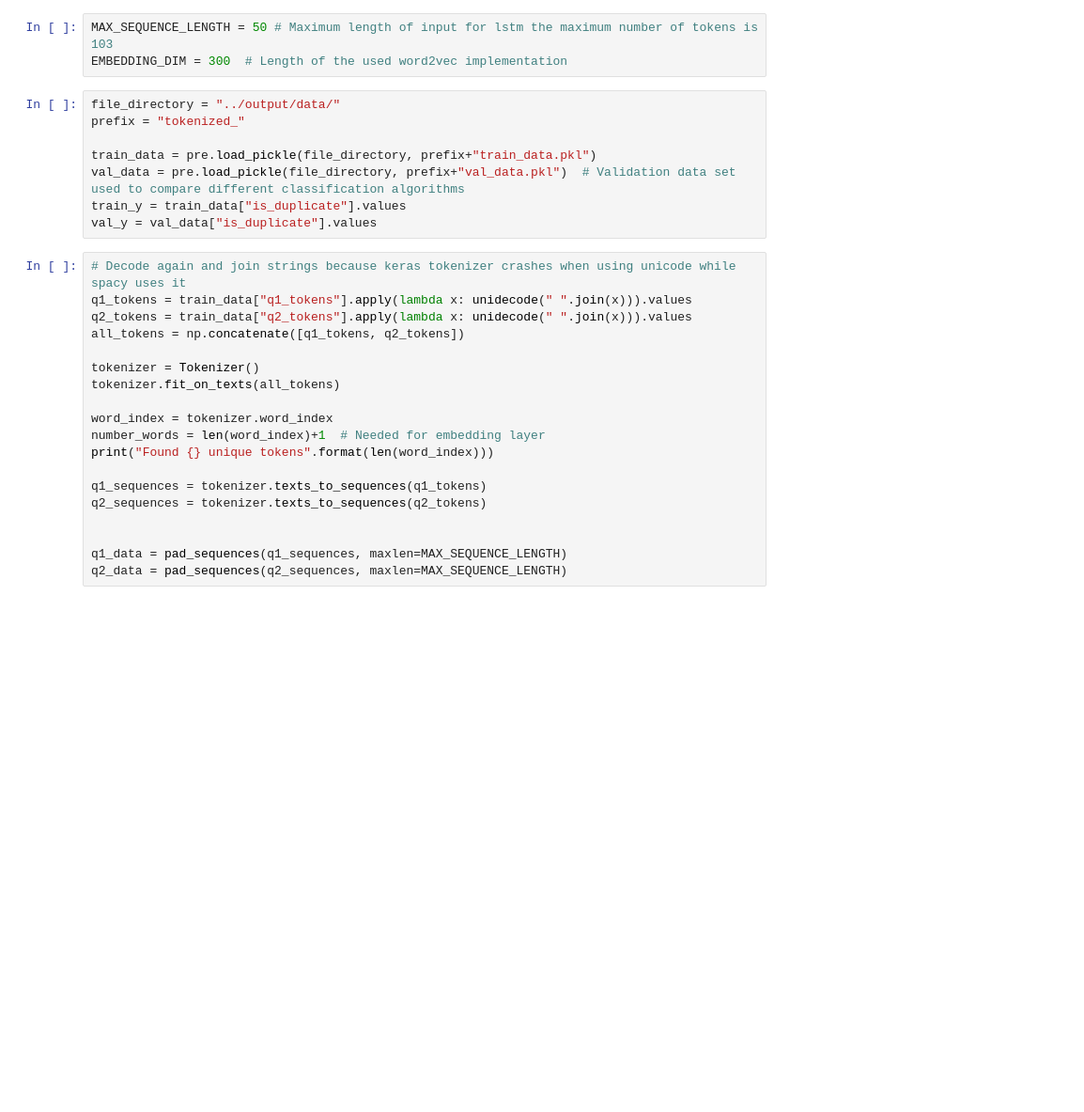
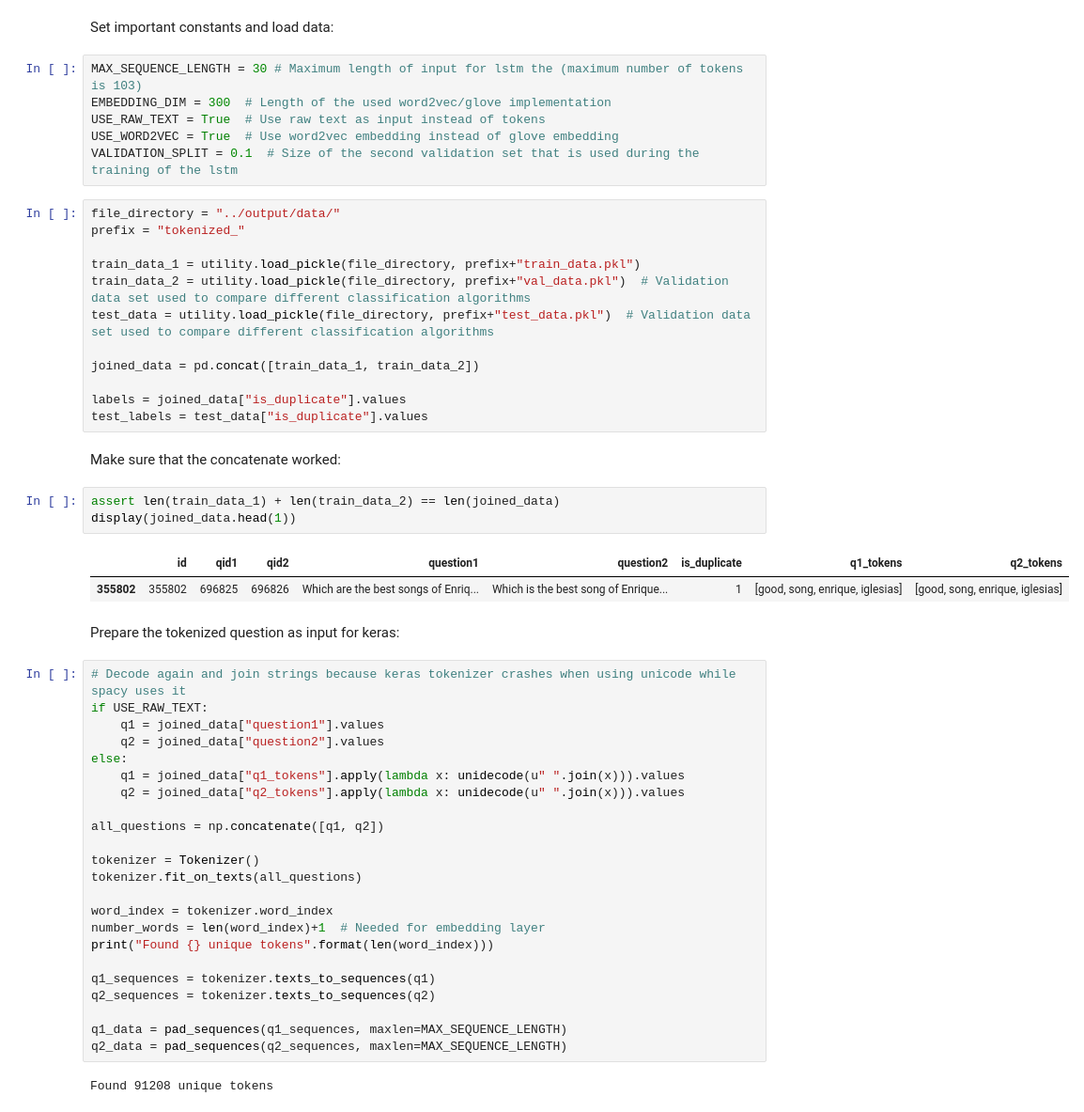
Before and after one commit to schorlem/capstone_project, a Jupyter notebook: notebooks/train_lstm-02-als.ipynb, the cells around one changed output. Shown at 94% size. Drawn from its saved outputs; the diff is of its cells as text; blank space fills up the shorter version.

```diff
--- a/notebooks/train_lstm-02-als.ipynb
+++ b/notebooks/train_lstm-02-als.ipynb
@@ -7,30 +26,55 @@ from capstone_project import preprocessor as pre
+# %% [markdown]
+Set important constants and load data:
 # %%
-MAX_SEQUENCE_LENGTH = 50 # Maximum length of input for lstm the maximum number of tokens is 103
-EMBEDDING_DIM = 300  # Length of the used word2vec implementation
+MAX_SEQUENCE_LENGTH = 30 # Maximum length of input for lstm the (maximum number of tokens is 103)
+EMBEDDING_DIM = 300  # Length of the used word2vec/glove implementation
+USE_RAW_TEXT = True  # Use raw text as input instead of tokens
+USE_WORD2VEC = True  # Use word2vec embedding instead of glove embedding
+VALIDATION_SPLIT = 0.1  # Size of the second validation set that is used during the training of the lstm
 # %%
 file_directory = "../output/data/"
 prefix = "tokenized_"
 
-train_data = pre.load_pickle(file_directory, prefix+"train_data.pkl")
-val_data = pre.load_pickle(file_directory, prefix+"val_data.pkl")  # Validation data set used to compare different classification algorithms
-train_y = train_data["is_duplicate"].values
-val_y = val_data["is_duplicate"].values
+train_data_1 = utility.load_pickle(file_directory, prefix+"train_data.pkl")
+train_data_2 = utility.load_pickle(file_directory, prefix+"val_data.pkl")  # Validation data set used to compare different classification algorithms
+test_data = utility.load_pickle(file_directory, prefix+"test_data.pkl")  # Validation data set used to compare different classification algorithms
+
+joined_data = pd.concat([train_data_1, train_data_2])
+
+labels = joined_data["is_duplicate"].values
+test_labels = test_data["is_duplicate"].values
+# %% [markdown]
+Make sure that the concatenate worked:
+# %%
+assert len(train_data_1) + len(train_data_2) == len(joined_data)
+display(joined_data.head(1))
+# %% [output]
+|  | id | qid1 | qid2 | question1 | question2 | is_duplicate | q1_tokens | q2_tokens |
+| 355802 | 355802 | 696825 | 696826 | Which are the best songs of Enriq... | Which is the best song of Enrique... | 1 | [good, song, enrique, iglesias] | [good, song, enrique, iglesias] |
+# %% [markdown]
+Prepare the tokenized question as input for keras:
 # %%
 # Decode again and join strings because keras tokenizer crashes when using unicode while spacy uses it
-q1_tokens = train_data["q1_tokens"].apply(lambda x: unidecode(" ".join(x))).values
-q2_tokens = train_data["q2_tokens"].apply(lambda x: unidecode(" ".join(x))).values
-all_tokens = np.concatenate([q1_tokens, q2_tokens])
+if USE_RAW_TEXT:
+    q1 = joined_data["question1"].values
+    q2 = joined_data["question2"].values
+else:
+    q1 = joined_data["q1_tokens"].apply(lambda x: unidecode(u" ".join(x))).values
+    q2 = joined_data["q2_tokens"].apply(lambda x: unidecode(u" ".join(x))).values
+
+all_questions = np.concatenate([q1, q2])
 
 tokenizer = Tokenizer()
-tokenizer.fit_on_texts(all_tokens)
+tokenizer.fit_on_texts(all_questions)
 
 word_index = tokenizer.word_index
 number_words = len(word_index)+1  # Needed for embedding layer
 print("Found {} unique tokens".format(len(word_index)))
 
-q1_sequences = tokenizer.texts_to_sequences(q1_tokens)
-q2_sequences = tokenizer.texts_to_sequences(q2_tokens)
-
+q1_sequences = tokenizer.texts_to_sequences(q1)
+q2_sequences = tokenizer.texts_to_sequences(q2)
 
 q1_data = pad_sequences(q1_sequences, maxlen=MAX_SEQUENCE_LENGTH)
 q2_data = pad_sequences(q2_sequences, maxlen=MAX_SEQUENCE_LENGTH)
+# %% [output]
+Found 91208 unique tokens
```
Also changed, not shown: parts of 23 cells of this notebook.
